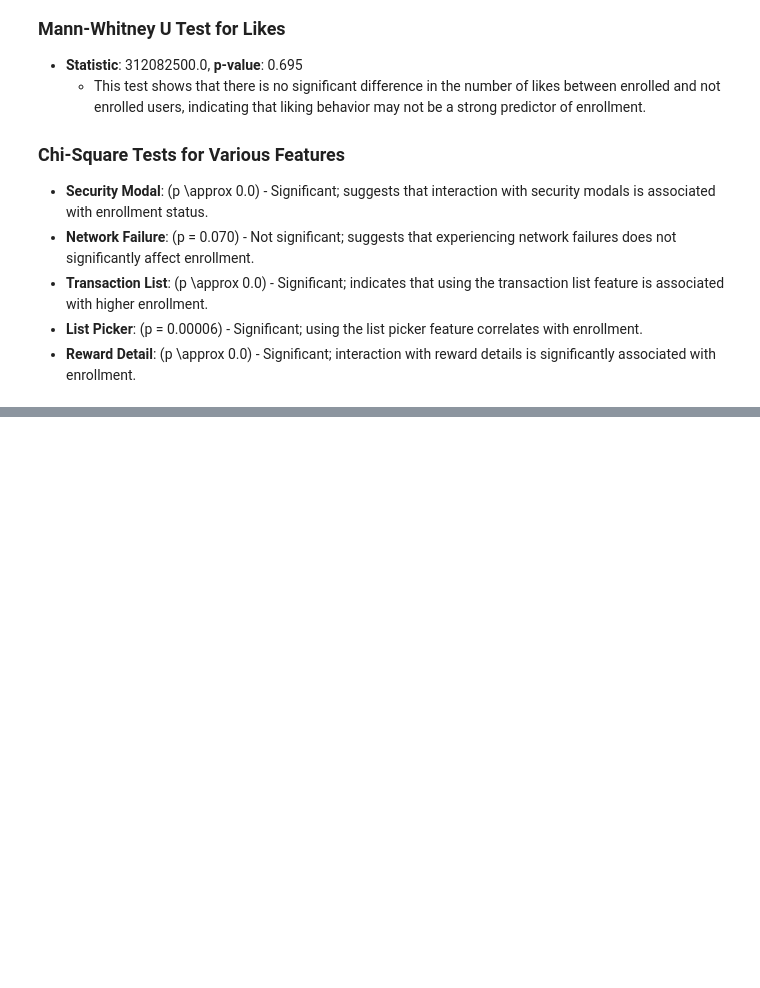
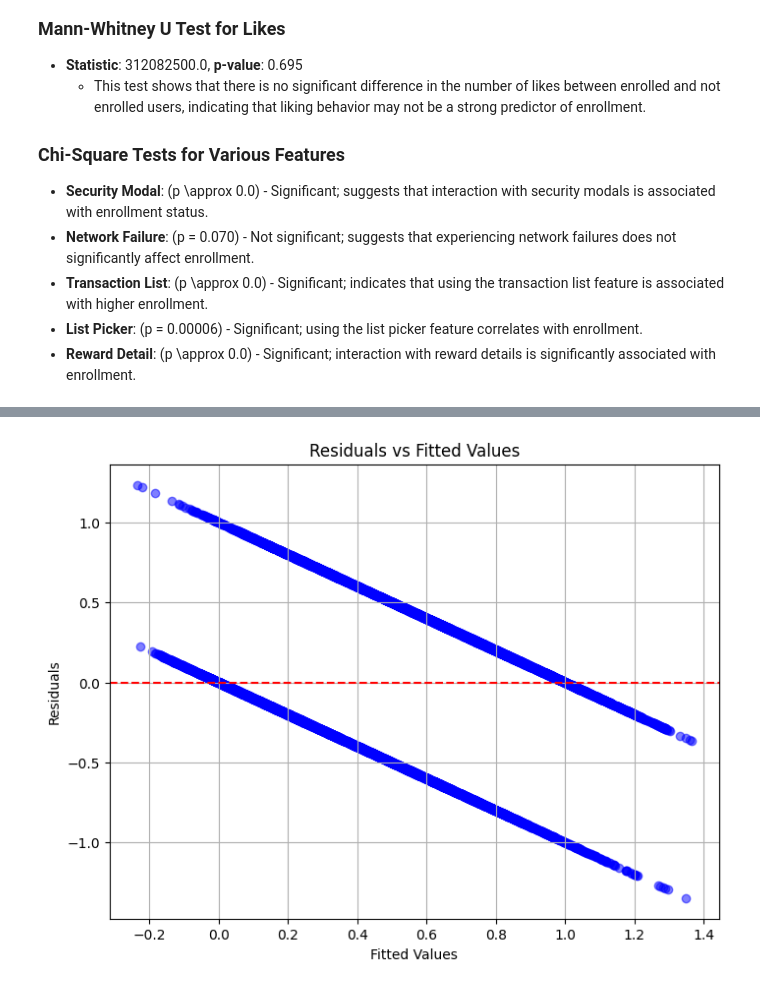
Before and after one commit to arygup/Behavioural-Research---Statistical-Methods, a Jupyter notebook: Aryan/Aryan_tests.ipynb, the cells around one changed output, grey strips where cells are left out. Saved outputs shown, nothing was run; the diff lists cells and outputs as text; code cells hidden in the pictures; blank space fills up the shorter version.

```diff
--- a/Aryan/Aryan_tests.ipynb
+++ b/Aryan/Aryan_tests.ipynb
@@ -25,3 +27,7 @@ customer_data.head(), customer_data.dtypes
  cc_screens_count           int64
  loan_screens_count         int64
  dtype: object)
+# %%
+customer_data = customer_data.drop(['Unnamed: 0'], axis=1)
+customer_data = customer_data.drop("ProfileChildren ", axis=1)
+customer_data
@@ -347,0 +392,27 @@ hour_anova, liked_mannwhitney, chi_square_results_multiple
+# %%
+Y = customer_data["enrolled"]
+X_all = customer_data_numeric
+X_useful = customer_data[
+                [   "VerifyPhone",
+                    "remain_screen_list",
+                    "VerifyDateOfBirth",
+                    "location",
+                    "VerifyCountry",
+                    "credit_screens_count",
+                    "numscreens",
+                    "BankVerification",
+                    "idscreen",
+                    "VerifyMobile",
+                    "loan_screens_count",
+                    "Alerts",
+                    "age",
+                    "minigame",
+                    "used_premium_feature",
+                    "dayofweek"   ]
+                  ]
+X_all = sm.add_constant(X_all)
+X_useful = sm.add_constant(X_useful)
+model_all = sm.GLM(Y, X_all, family=sm.families.Gaussian()).fit()
+model_useful = sm.GLM(Y, X_useful, family=sm.families.Gaussian()).fit()
+print(model_all.summary())
+print(model_useful.summary())
@@ -347,0 +647,14 @@ hour_anova, liked_mannwhitney, chi_square_results_multiple
+# %%
+fitted_values = model_3.predict(X_useful_3)
+residuals = Y - fitted_values
+
+plt.figure(figsize=(8, 6))
+plt.scatter(fitted_values, residuals, color='blue', alpha=0.5)
+plt.title("Residuals vs Fitted Values")
+plt.xlabel("Fitted Values")
+plt.ylabel("Residuals")
+plt.grid(True)
+plt.axhline(y=0, color='red', linestyle='--')  # Add horizontal line at y=0
+plt.show()
+# %% [output]
+[figure, added]
```
Also changed, not shown: parts of 26 cells of this notebook.
